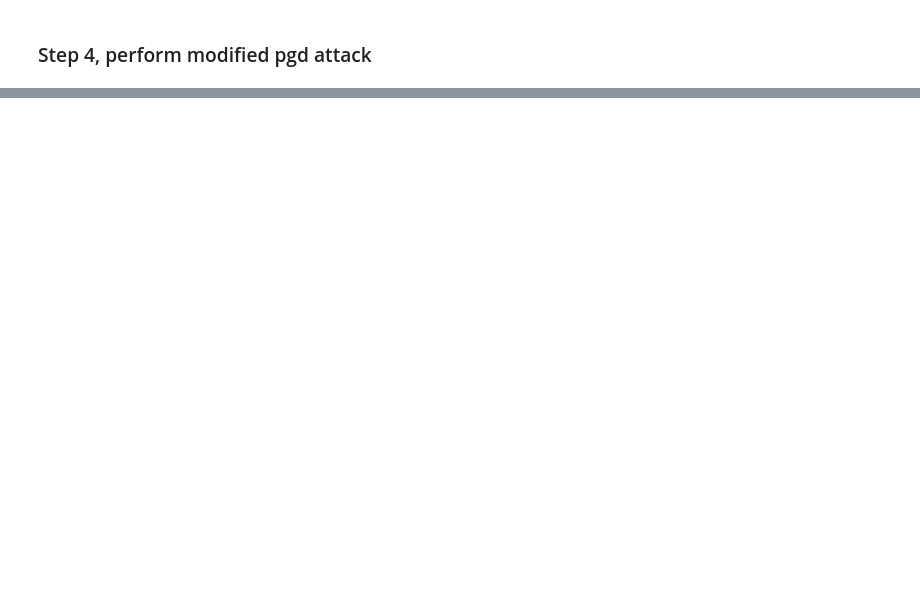
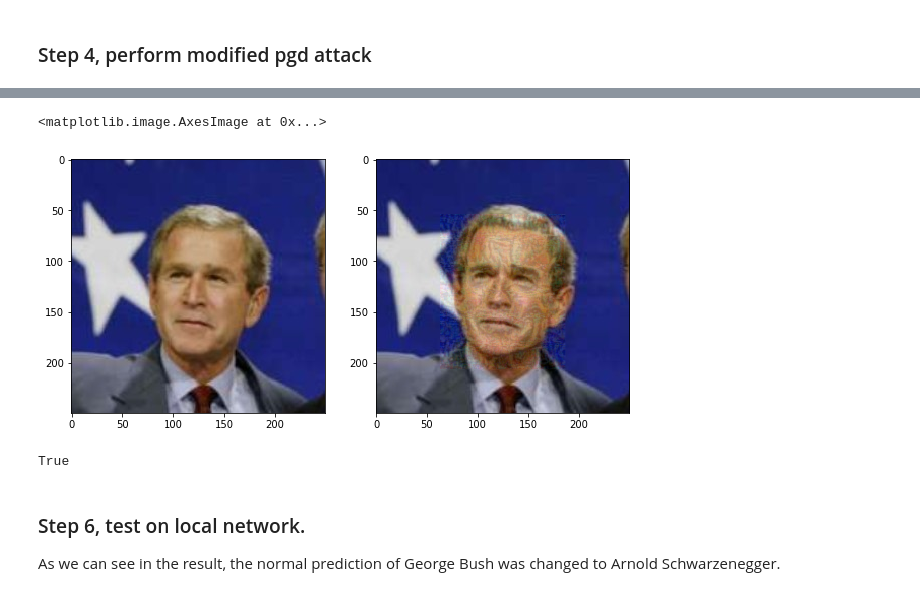
Before and after one commit to HaojieYuan/FaceAdvTransfer, a Jupyter notebook: FacenetEval.ipynb, the cells around one changed output, grey strips where cells are left out. Drawn from its saved outputs; the diff is of its cells as text; code cells hidden in the pictures; blank space fills up the shorter version.

Commit message:
Local attack succeed.

```diff
--- a/FacenetEval.ipynb
+++ b/FacenetEval.ipynb
@@ -81,0 +86,28 @@ int(embeddings.shape.as_list()[-1]*0.8)
+# %%
+%%capture
+from scipy import misc
+
+adv_victims = np.copy(victim_imgs)
+for victim, bbox, adv_face in zip(adv_victims, bouding_boxes, adv_faces):
+    adv_face_rescaled = misc.imresize(adv_face,
+                                     (bbox[3] - bbox[1], bbox[2] - bbox[0]))
+    victim[bbox[1]:bbox[3], bbox[0]:bbox[2], :] = adv_face_rescaled
+# %%
+plt.figure(figsize=(10,10))
+plt.subplot(121)
+plt.imshow(victim_imgs[0])
+plt.subplot(122)
+plt.imshow(adv_victims[0])
+# %% [output]
+<matplotlib.image.AxesImage at 0x...>
+[figure, added]
+# %%
+import cv2
+
+cv2.imwrite('./attack_results/Bush.png', adv_victims[0][:, :, ::-1])
+# %% [output]
+True
+# %% [markdown]
+### Step 6, test on local network.
+
+As we can see in the result, the normal prediction of George Bush was changed to Arnold Schwarzenegger.
```
Also changed, not shown: parts of 12 cells of this notebook, 5 other files.
